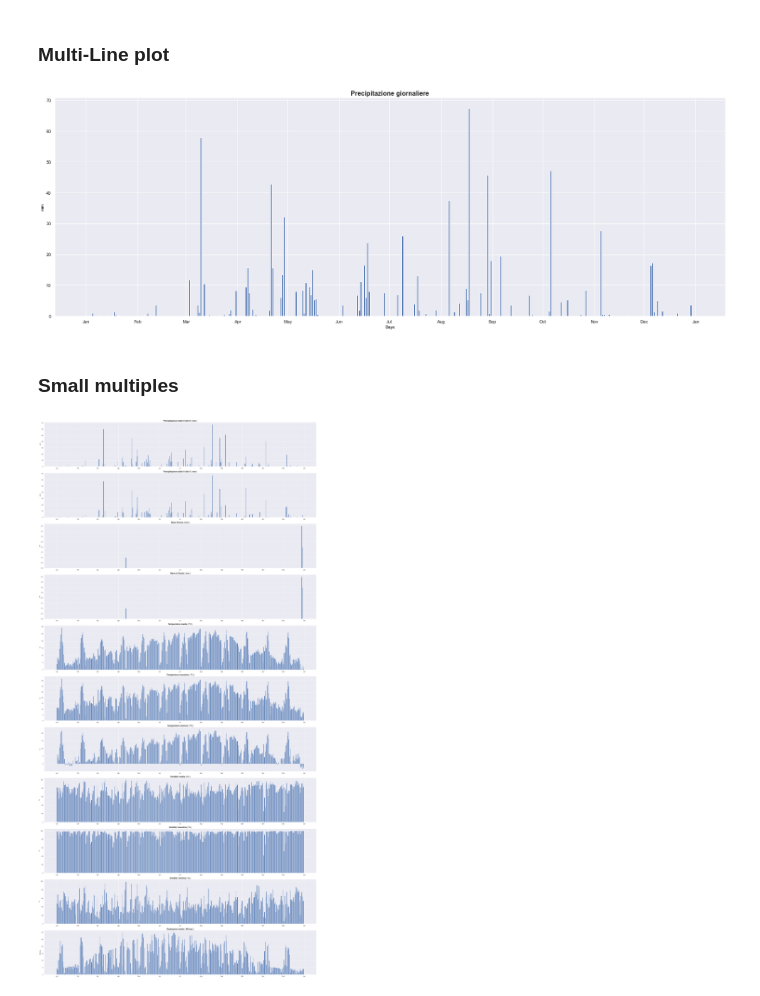
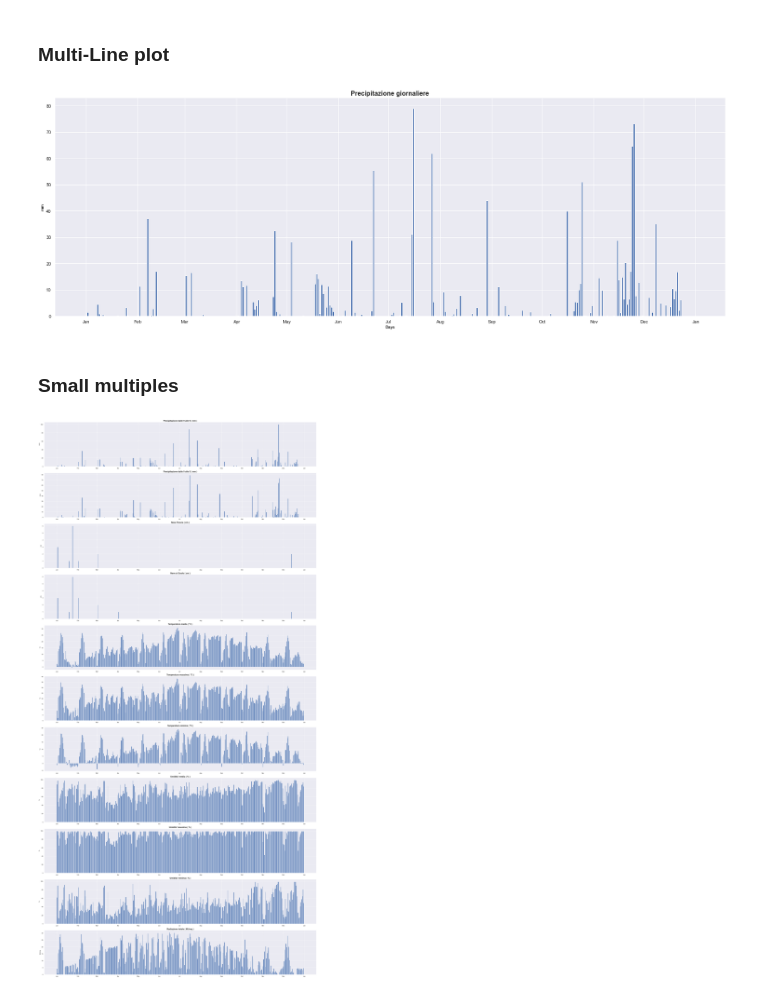
Before and after one commit to danielegerbaldo/Turin-Air-Quality-Comparison-Lockdown, a Jupyter notebook: Weather.ipynb, the cells around one changed output. Drawn from its saved outputs; the diff is of its cells as text; code cells hidden in the pictures.

Commit message:
Visualizzazione dataset meteo 2019 e 2020

```diff
--- a/Weather.ipynb
+++ b/Weather.ipynb
@@ -16,12 +16,12 @@ Arpa Piemonte <br>
 Dipartimento Rischi naturali e ambientali <br>
 https://aria.ambiente.piemonte.it/
 # %%
-path = 'data/Weather/TORINO_GIARDINI_REALI_giornalieri_2020.csv'
-to_gr_weather_data = pd.read_csv(path,  sep=';',parse_dates=['Data'])
+path = 'data/Weather/TORINO_GIARDINI_REALI_giornalieri_2019.csv'
+to_gr_weather_data_2019 = pd.read_csv(path,  sep=';',parse_dates=['Data'])
 #removing unamed column
-to_gr_weather_data = to_gr_weather_data.loc[:, ~to_gr_weather_data.columns.str.contains('^Unnamed')]
+to_gr_weather_data_2019 = to_gr_weather_data_2019.loc[:, ~to_gr_weather_data_2019.columns.str.contains('^Unnamed')]
 #Removing empty column
-to_gr_weather_data.dropna(how='all', axis=1, inplace=True)
-to_gr_weather_data
+to_gr_weather_data_2019.dropna(how='all', axis=1, inplace=True)
+to_gr_weather_data_2019
 # %% [output]
 |  | Data | Precipitazione dalle 9 alle 9 ( mm ) | Precipitazione dalle 0 alle 0 ( mm ) | Neve Fresca ( cm ) | Neve al Suolo ( cm ) | ... |
@@ -42,29 +42,29 @@ to_gr_weather_data
 # %%
 #set seaborn grapichs theme
 sns.set_theme()
 
 plt.figure(figsize=(30, 10))
 
-columns = [c for c in list(to_gr_weather_data.columns) if c != 'Data']
+columns = [c for c in list(to_gr_weather_data_2019.columns) if c != 'Data']
 
-plt.bar(to_gr_weather_data["Data"], to_gr_weather_data["Precipitazione dalle 0 alle 0 ( mm )"])
+plt.bar(to_gr_weather_data_2019["Data"], to_gr_weather_data_2019["Precipitazione dalle 0 alle 0 ( mm )"])
 plt.xlabel('Days',fontdict= { 'fontsize': 10, 'fontweight':'bold'})
 plt.ylabel('mm',fontdict= { 'fontsize': 10, 'fontweight':'bold'})
 plt.title("Precipitazione giornaliere",fontdict= { 'fontsize': 16, 'fontweight':'bold'})
 # Set the locator
 locator = mdates.MonthLocator()  # every month
 # Specify the format - %b gives us Jan, Feb...
 fmt = mdates.DateFormatter('%b')
 ax = plt.gca()
 X = ax.xaxis
 X.set_major_locator(locator)
 # Specify formatter
 X.set_major_formatter(fmt)
 ax.grid(True)
 sns.despine()
 plt.show()
 # %% [output]
-[figure, old version]
+[figure, new version]
 # %% [markdown]
 ### Small multiples
 # %%
@@ -73,7 +73,7 @@ fig,ax=plt.subplots(nrows=11,ncols=1, figsize=(30,60))
 num = 0
 for c in columns:
 
-    ax[num].bar(to_gr_weather_data['Data'],to_gr_weather_data[c])
+    ax[num].bar(to_gr_weather_data_2019['Data'],to_gr_weather_data_2019[c])
     ax[num].set_ylabel(c.split("(",1)[1].split(" )",1)[0])
     ax[num].set_title(c, fontdict= { 'fontsize': 16, 'fontweight':'bold'})
 
@@ -95,4 +95,4 @@ sns.despine()
 plt.tight_layout()
 plt.show()
 # %% [output]
-[figure, old version]
+[figure, new version]
```
Also changed, not shown: parts of 12 cells of this notebook, 1 other file.
